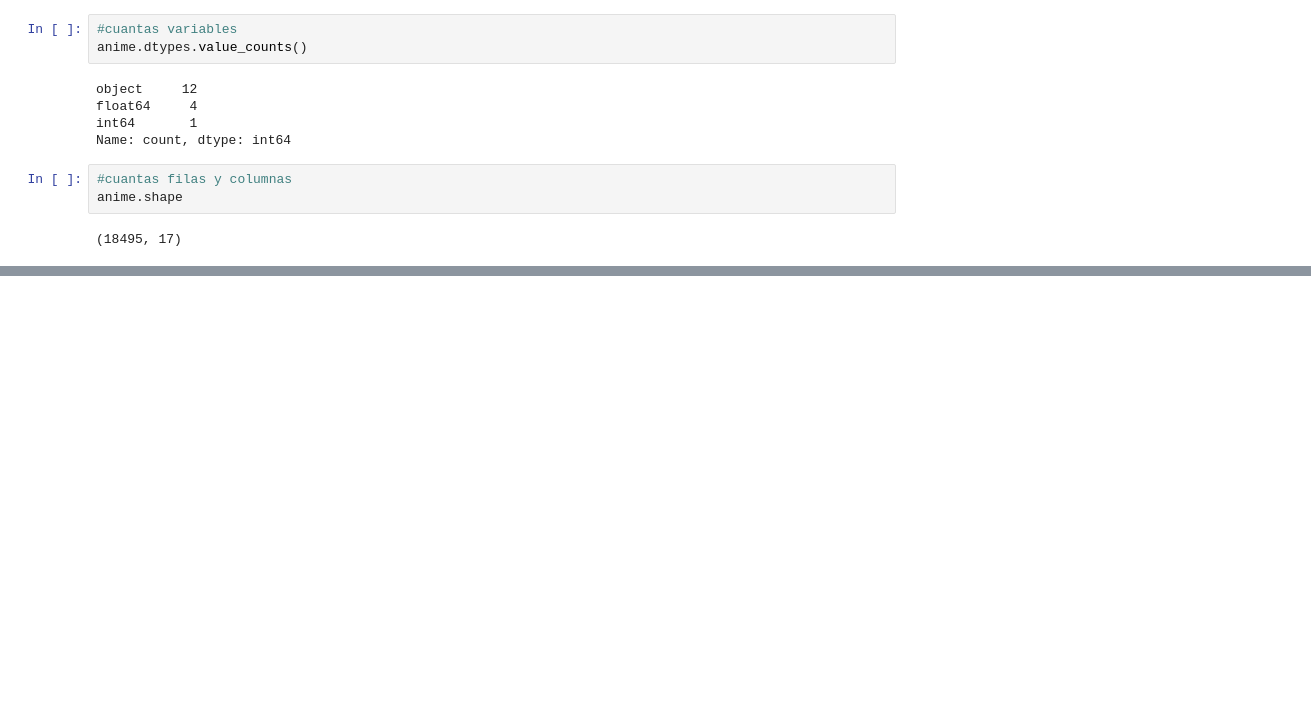
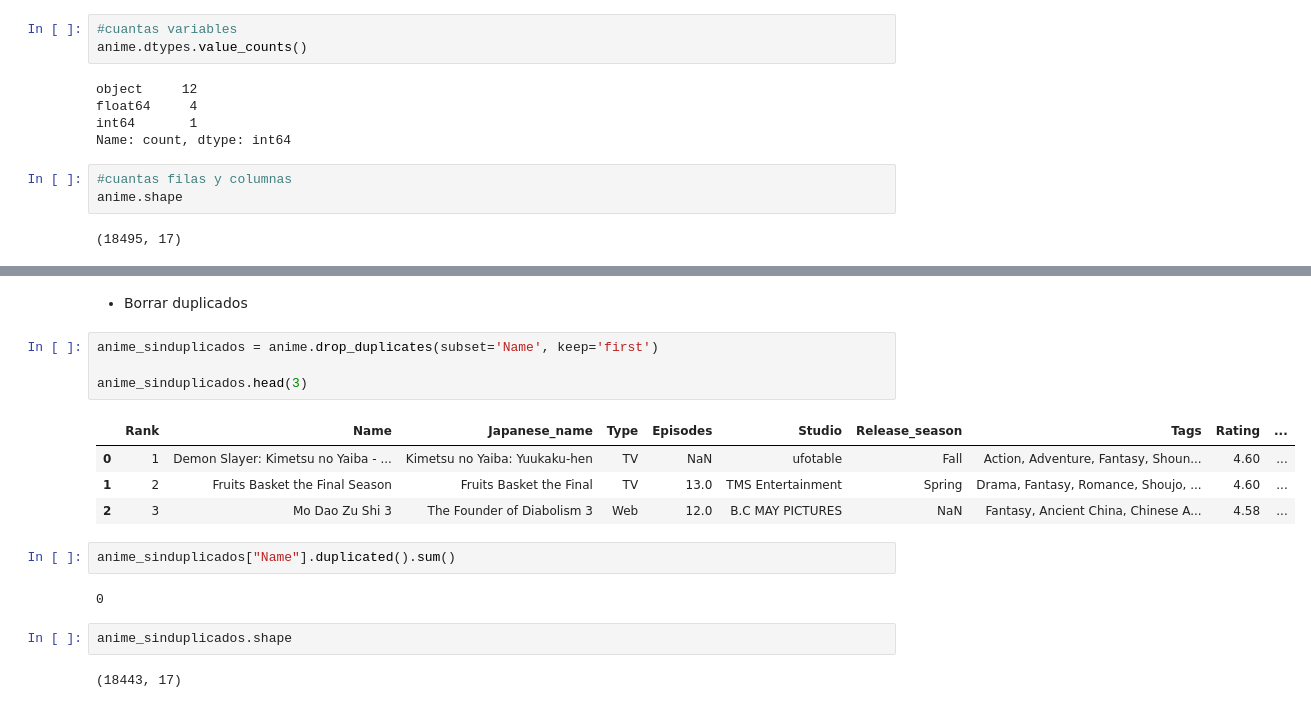
Before and after one commit to AmyGaarcia/DS_PT_09_2023, a Jupyter notebook: Data_Analysis/EDA/1-Definicion_EDA ANIME.ipynb, the cells around one changed output, grey strips where cells are left out. Cells and saved outputs as stored; diff of their text form; blank space fills up the shorter version.

```diff
--- a/Data_Analysis/EDA/1-Definicion_EDA ANIME.ipynb
+++ b/Data_Analysis/EDA/1-Definicion_EDA ANIME.ipynb
@@ -212,0 +213,19 @@ array(['Fall ', 'Spring', nan, 'Winter', 'Summer'], dtype=object)
+# %% [markdown]
+- Borrar duplicados
+# %%
+anime_sinduplicados = anime.drop_duplicates(subset='Name', keep='first')
+
+anime_sinduplicados.head(3)
+# %% [output]
+|  | Rank | Name | Japanese_name | Type | Episodes | Studio | Release_season | Tags | Rating | ... |
+| 0 | 1 | Demon Slayer: Kimetsu no Yaiba - ... | Kimetsu no Yaiba: Yuukaku-hen | TV | NaN | ufotable | Fall | Action, Adventure, Fantasy, Shoun... | 4.60 | ... |
+| 1 | 2 | Fruits Basket the Final Season | Fruits Basket the Final | TV | 13.0 | TMS Entertainment | Spring | Drama, Fantasy, Romance, Shoujo, ... | 4.60 | ... |
+| 2 | 3 | Mo Dao Zu Shi 3 | The Founder of Diabolism 3 | Web | 12.0 | B.C MAY PICTURES | NaN | Fantasy, Ancient China, Chinese A... | 4.58 | ... |
+# %%
+anime_sinduplicados["Name"].duplicated().sum()
+# %% [output]
+0
+# %%
+anime_sinduplicados.shape
+# %% [output]
+(18443, 17)
```
Also changed, not shown: parts of 30 cells of this notebook.
